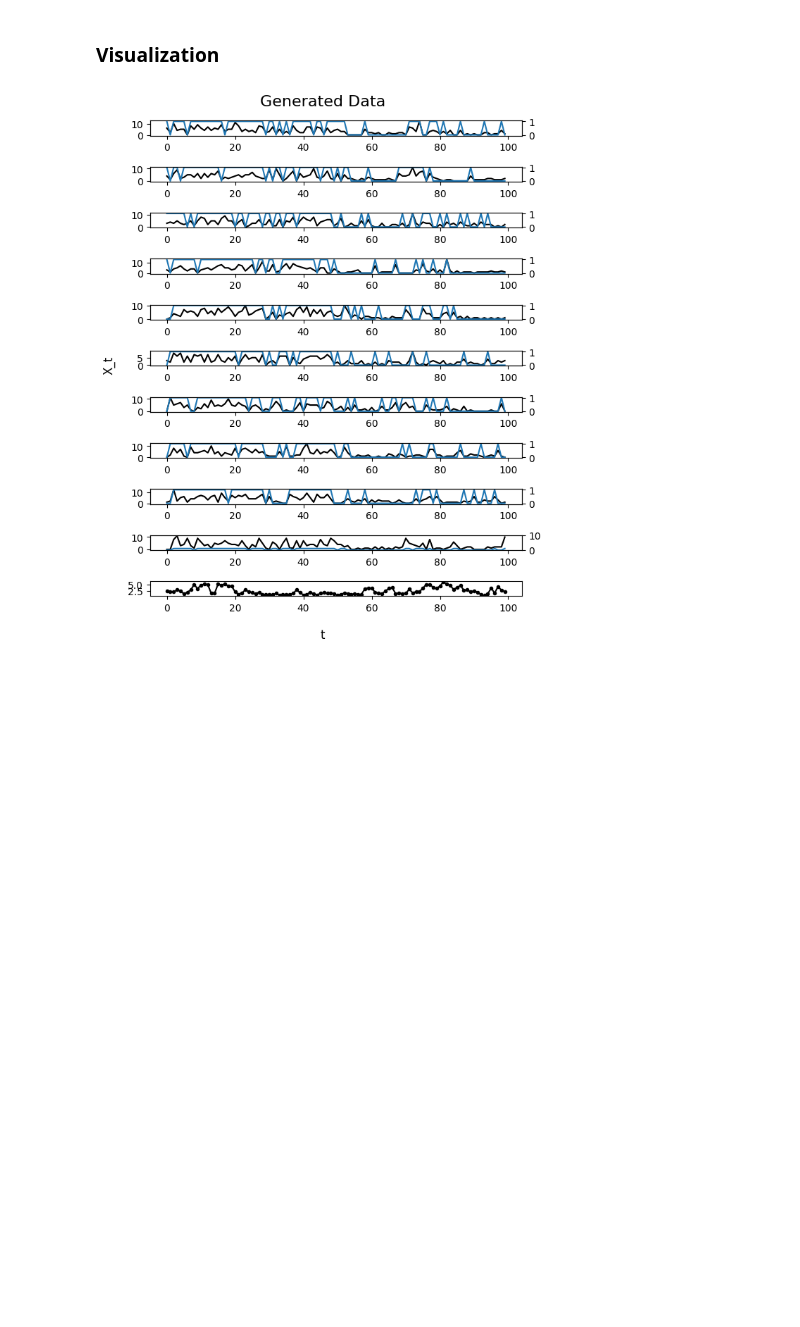
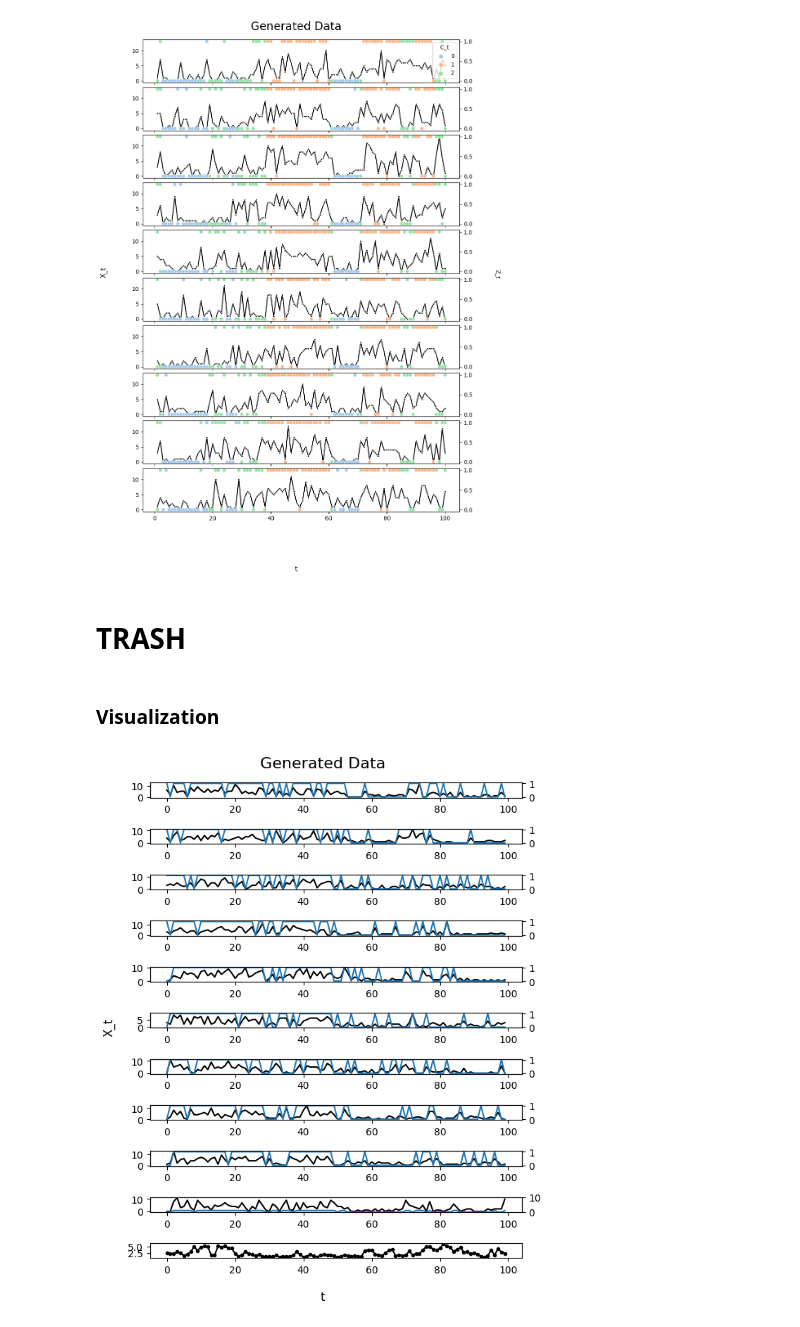
Before and after one commit to otto-groen-roepstorff/modcomp-project, a Jupyter notebook: code/PartI_Marianne.ipynb, the cells around one changed output. Drawn from its saved outputs; the diff is of its cells as text; code cells hidden in the pictures; blank space fills up the shorter version.

Commit message:
data viz

```diff
--- a/code/PartI_Marianne.ipynb
+++ b/code/PartI_Marianne.ipynb
@@ -5,0 +67,35 @@ import matplotlib.pyplot as plt
+# %%
+import matplotlib.pyplot as plt
+import seaborn as sns
+
+sns.set_palette('bright')
+
+fig, axs = plt.subplots(10,1, sharey=True, figsize = (10,15))
+
+x_plot = list(range(1, 100+1))
+
+for i in range(10):
+    y_plot = X[i]
+    z_plot = Z[i]
+    sns.lineplot(x=x_plot, y=y_plot, marker='o', markersize=3, color='black', ax=axs[i], legend=False)#, label='X')
+    axs_ = axs[i].twinx()
+    if i == 0:
+        sns.scatterplot(x=x_plot, y=z_plot, marker='o', ax=axs_, hue=C, palette = 'pastel', legend=True)#, label='Z')
+        plt.legend(title = 'C_t')
+    else:
+        sns.scatterplot(x=x_plot, y=z_plot, marker='o', ax=axs_, hue=C, palette = 'pastel', legend=False)#, label='Z')
+
+fig.suptitle('Generated Data', fontsize=20, y = 0.91)
+fig.supxlabel('t')
+fig.supylabel('X_t')
+
+plt.text(117, 5.9, 'Z_t', rotation = 270)
+
+plt.subplots_adjust(hspace = 0.1)
+
+#plt.tight_layout()
+plt.show()
+# %% [output]
+[figure, added]
+# %% [markdown]
+# TRASH
```
Also changed, not shown: parts of 9 cells of this notebook.
